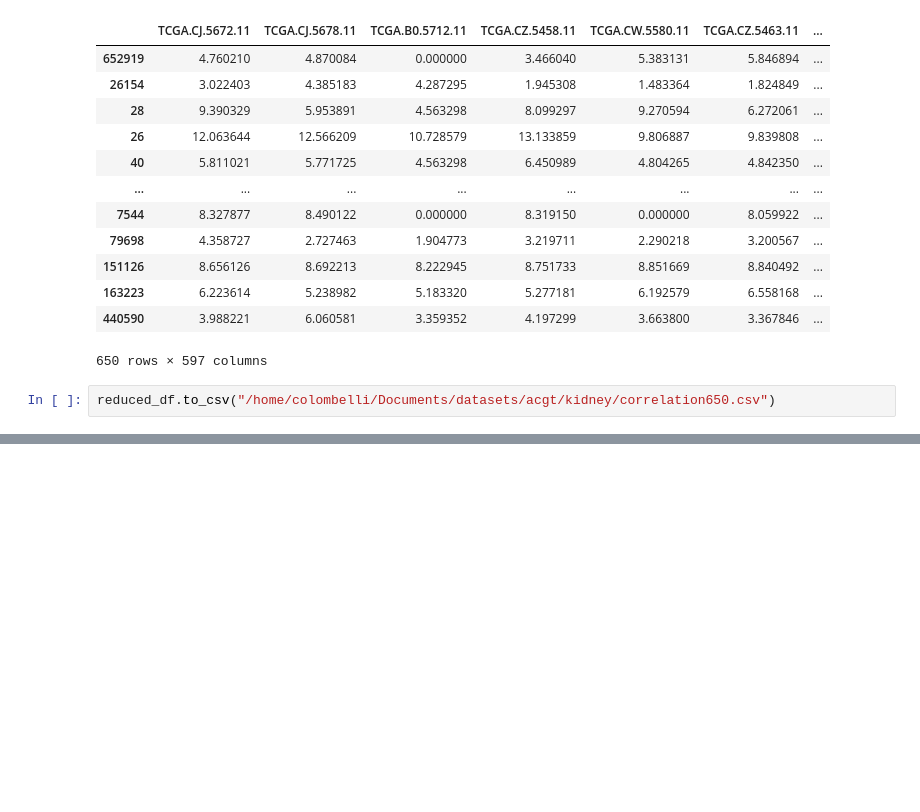
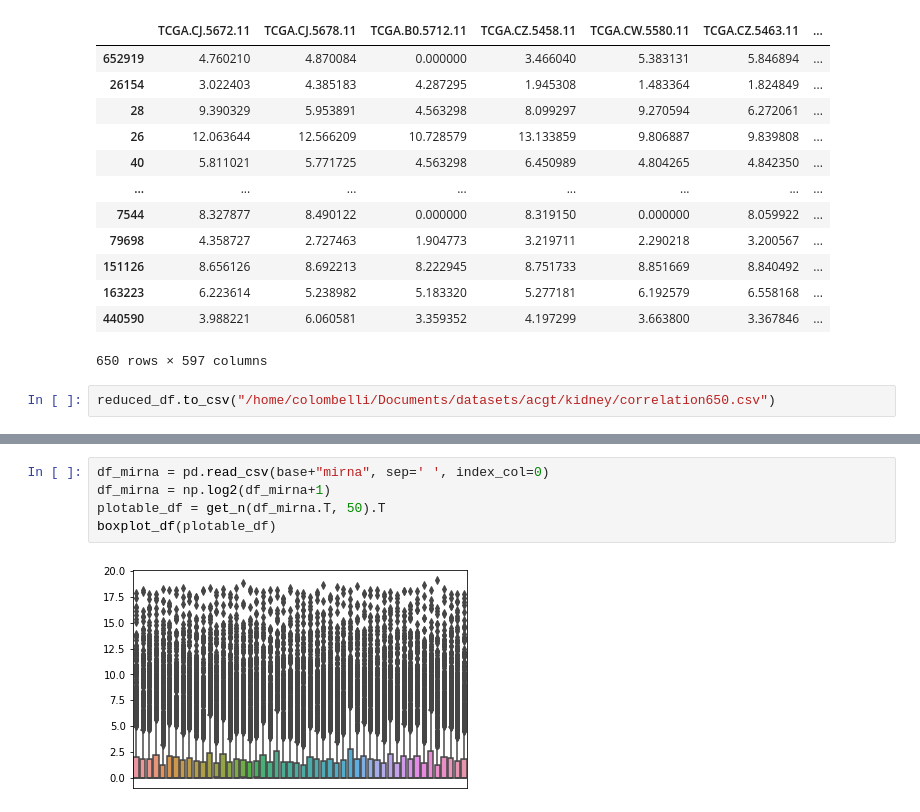
Before and after one commit to colombelli/gat-cancer-staging, a Jupyter notebook: notebooks/iqr processing patient data.ipynb, the cells around one changed output, grey strips where cells are left out. Cells and saved outputs as stored; diff of their text form; blank space fills up the shorter version.

```diff
--- a/notebooks/iqr processing patient data.ipynb
+++ b/notebooks/iqr processing patient data.ipynb
@@ -41,0 +73,7 @@ reduced_df.to_csv("/home/colombelli/Documents/datasets/acgt/kidney/correlation65
+# %%
+df_mirna = pd.read_csv(base+"mirna", sep=' ', index_col=0)
+df_mirna = np.log2(df_mirna+1)
+plotable_df = get_n(df_mirna.T, 50).T
+boxplot_df(plotable_df)
+# %% [output]
+[figure, added]
```
Also changed, not shown: parts of 12 cells of this notebook.
